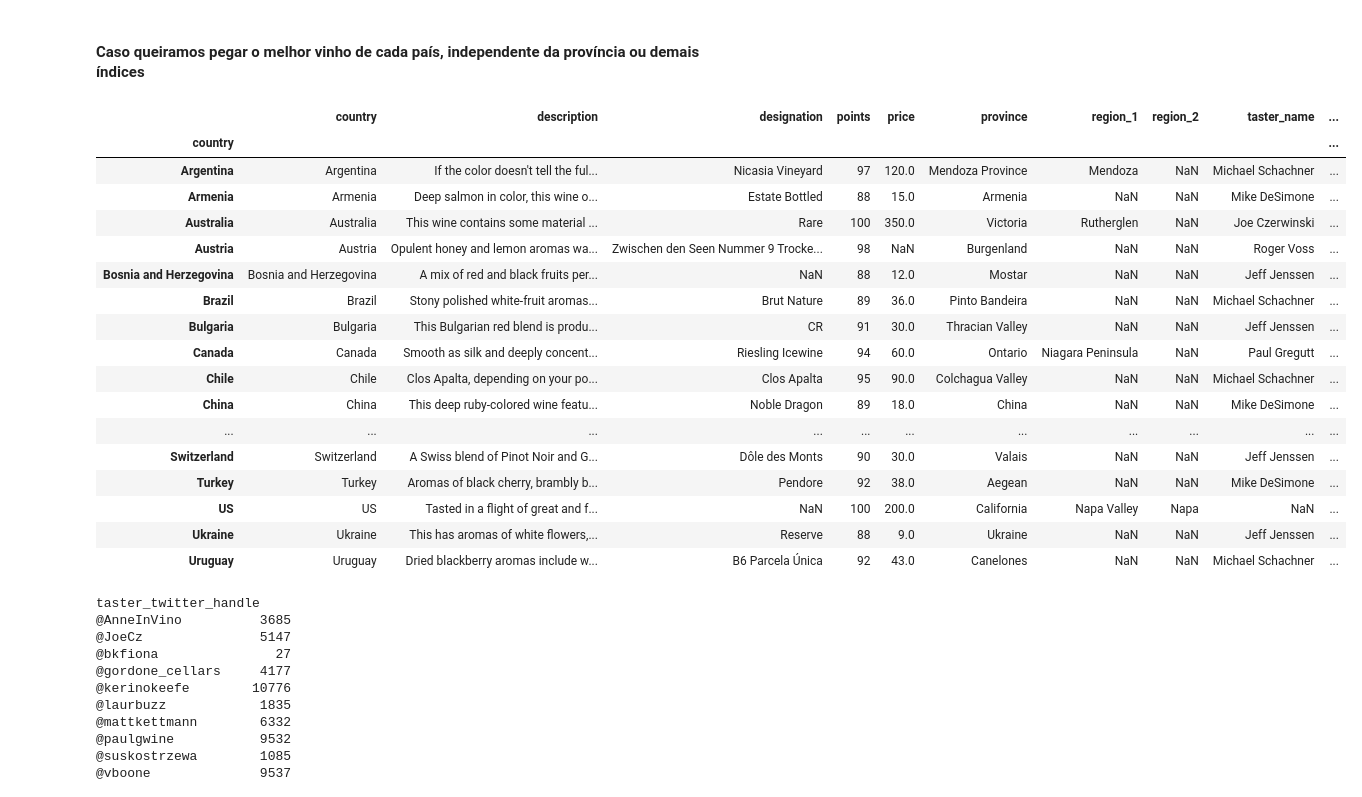
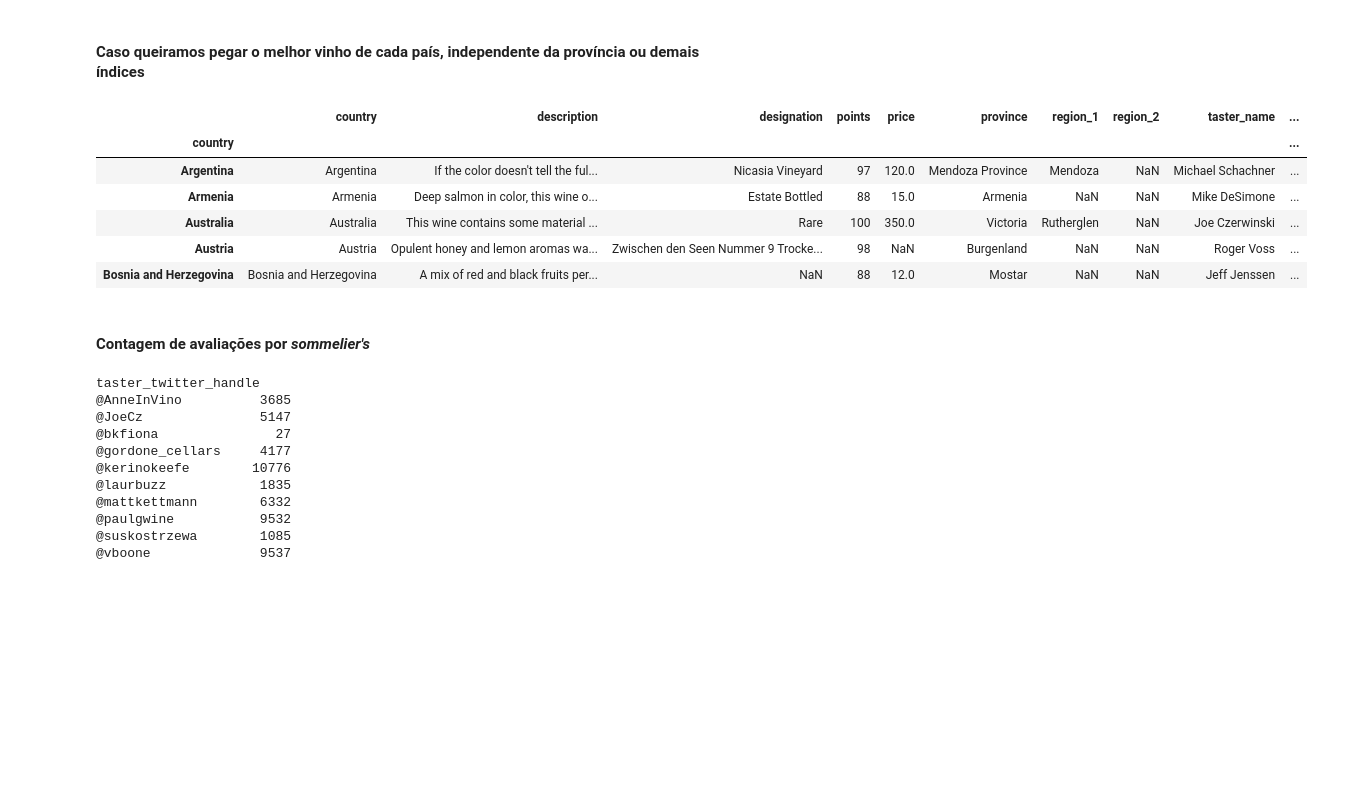
Before and after one commit to dreinerjvsn/pandas-wine, a Jupyter notebook: tt.ipynb, the cells around one changed output. Saved outputs shown, nothing was run; the diff lists cells and outputs as text; code cells hidden in the pictures; blank space fills up the shorter version.

```diff
--- a/tt.ipynb
+++ b/tt.ipynb
@@ -119,26 +121,17 @@ tipo.idxmax()
 #### Caso queiramos pegar o melhor vinho de cada país, independente da província ou demais índices
 # %%
 melhor_pais = reviews.groupby("country").apply(lambda reviews: reviews.loc[reviews['points'].idxmax()])
-melhor_pais
+melhor_pais.head()
 # %% [output]
 |  | country | description | designation | points | price | province | region_1 | region_2 | taster_name | ... |
 | country |  |  |  |  |  |  |  |  |  | ... |
 | Argentina | Argentina | If the color doesn't tell the ful... | Nicasia Vineyard | 97 | 120.0 | Mendoza Province | Mendoza | NaN | Michael Schachner | ... |
 | Armenia | Armenia | Deep salmon in color, this wine o... | Estate Bottled | 88 | 15.0 | Armenia | NaN | NaN | Mike DeSimone | ... |
 | Australia | Australia | This wine contains some material ... | Rare | 100 | 350.0 | Victoria | Rutherglen | NaN | Joe Czerwinski | ... |
 | Austria | Austria | Opulent honey and lemon aromas wa... | Zwischen den Seen Nummer 9 Trocke... | 98 | NaN | Burgenland | NaN | NaN | Roger Voss | ... |
 | Bosnia and Herzegovina | Bosnia and Herzegovina | A mix of red and black fruits per... | NaN | 88 | 12.0 | Mostar | NaN | NaN | Jeff Jenssen | ... |
-| Brazil | Brazil | Stony polished white-fruit aromas... | Brut Nature | 89 | 36.0 | Pinto Bandeira | NaN | NaN | Michael Schachner | ... |
-| Bulgaria | Bulgaria | This Bulgarian red blend is produ... | CR | 91 | 30.0 | Thracian Valley | NaN | NaN | Jeff Jenssen | ... |
-| Canada | Canada | Smooth as silk and deeply concent... | Riesling Icewine | 94 | 60.0 | Ontario | Niagara Peninsula | NaN | Paul Gregutt | ... |
-| Chile | Chile | Clos Apalta, depending on your po... | Clos Apalta | 95 | 90.0 | Colchagua Valley | NaN | NaN | Michael Schachner | ... |
-| China | China | This deep ruby-colored wine featu... | Noble Dragon | 89 | 18.0 | China | NaN | NaN | Mike DeSimone | ... |
-| ... | ... | ... | ... | ... | ... | ... | ... | ... | ... | ... |
-| Switzerland | Switzerland | A Swiss blend of Pinot Noir and G... | Dôle des Monts | 90 | 30.0 | Valais | NaN | NaN | Jeff Jenssen | ... |
-| Turkey | Turkey | Aromas of black cherry, brambly b... | Pendore | 92 | 38.0 | Aegean | NaN | NaN | Mike DeSimone | ... |
-| US | US | Tasted in a flight of great and f... | NaN | 100 | 200.0 | California | Napa Valley | Napa | NaN | ... |
-| Ukraine | Ukraine | This has aromas of white flowers,... | Reserve | 88 | 9.0 | Ukraine | NaN | NaN | Jeff Jenssen | ... |
-| Uruguay | Uruguay | Dried blackberry aromas include w... | B6 Parcela Única | 92 | 43.0 | Canelones | NaN | NaN | Michael Schachner | ... |
+# %% [markdown]
+#### Contagem de avaliações por _sommelier's_
 # %%
 taster_twitter = reviews.groupby("taster_twitter_handle").taster_twitter_handle.value_counts()
 taster_twitter
```
Also changed, not shown: parts of 12 cells of this notebook, 2 other files.
